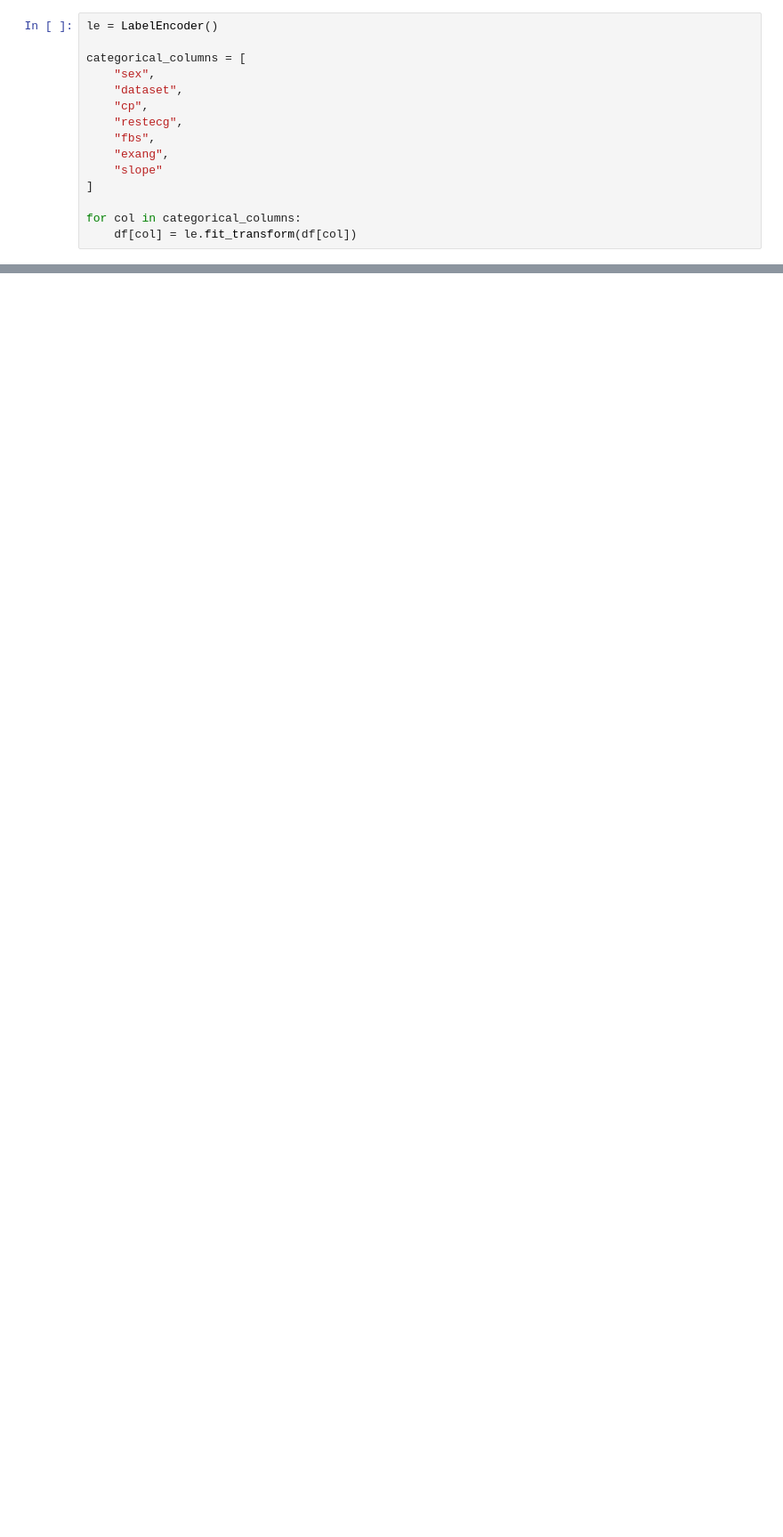
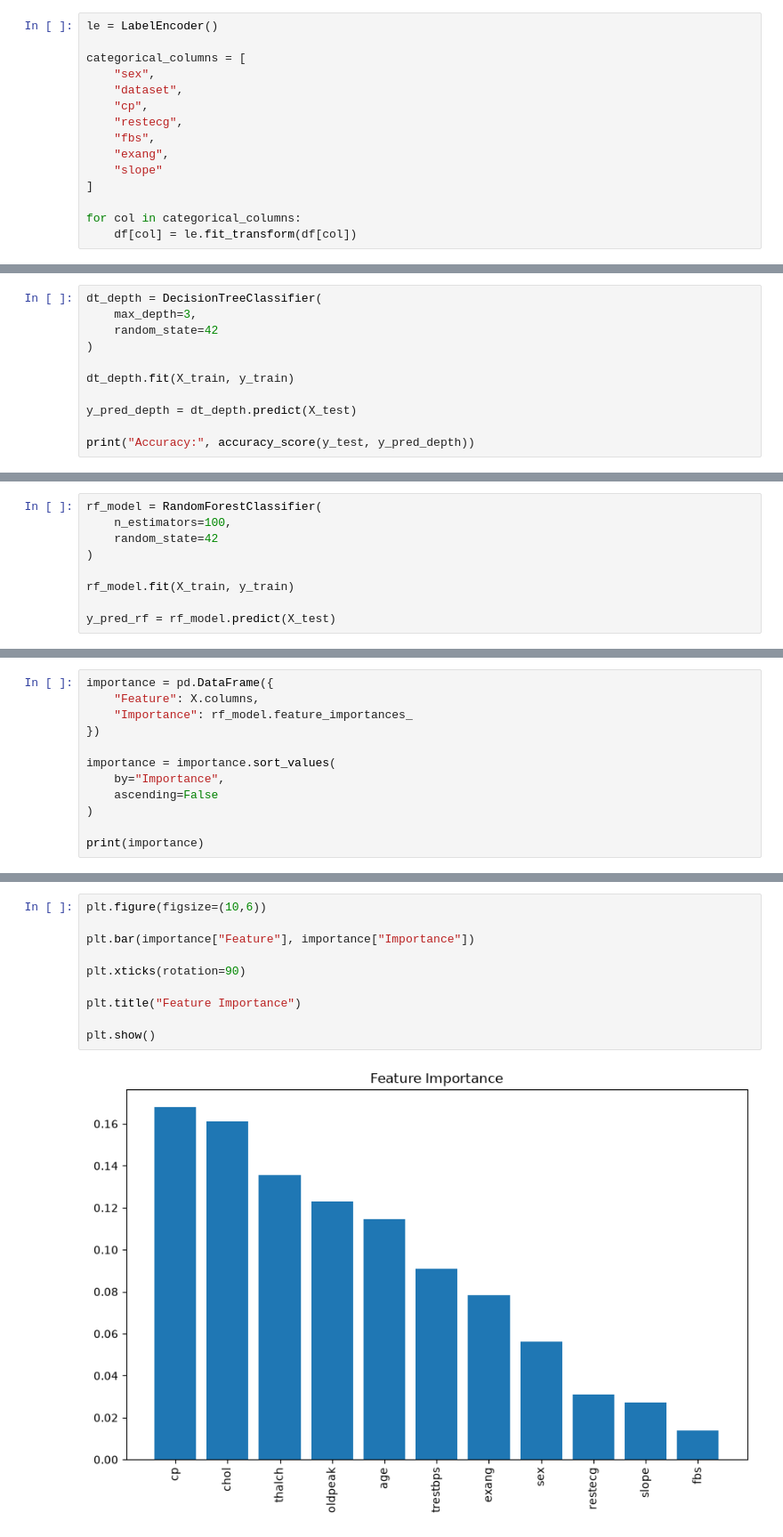
Before and after one commit to srkr12/AI_Machine_learning_task5, a Jupyter notebook: Task_five.ipynb, the cells around one changed output, grey strips where cells are left out. Shown at 89% size. Saved outputs shown, nothing was run; the diff lists cells and outputs as text; blank space fills up the shorter version.

```diff
--- a/Task_five.ipynb
+++ b/Task_five.ipynb
@@ -58,0 +180,11 @@ dt_model = DecisionTreeClassifier(random_state=42)
+# %%
+dt_depth = DecisionTreeClassifier(
+    max_depth=3,
+    random_state=42
+)
+
+dt_depth.fit(X_train, y_train)
+
+y_pred_depth = dt_depth.predict(X_test)
+
+print("Accuracy:", accuracy_score(y_test, y_pred_depth))
@@ -58,0 +193,9 @@ dt_model = DecisionTreeClassifier(random_state=42)
+# %%
+rf_model = RandomForestClassifier(
+    n_estimators=100,
+    random_state=42
+)
+
+rf_model.fit(X_train, y_train)
+
+y_pred_rf = rf_model.predict(X_test)
@@ -58,0 +210,12 @@ dt_model = DecisionTreeClassifier(random_state=42)
+# %%
+importance = pd.DataFrame({
+    "Feature": X.columns,
+    "Importance": rf_model.feature_importances_
+})
+
+importance = importance.sort_values(
+    by="Importance",
+    ascending=False
+)
+
+print(importance)
@@ -58,0 +235,12 @@ dt_model = DecisionTreeClassifier(random_state=42)
+# %%
+plt.figure(figsize=(10,6))
+
+plt.bar(importance["Feature"], importance["Importance"])
+
+plt.xticks(rotation=90)
+
+plt.title("Feature Importance")
+
+plt.show()
+# %% [output]
+[figure, added]
```
Also changed, not shown: parts of 17 cells of this notebook, 2 other files.
